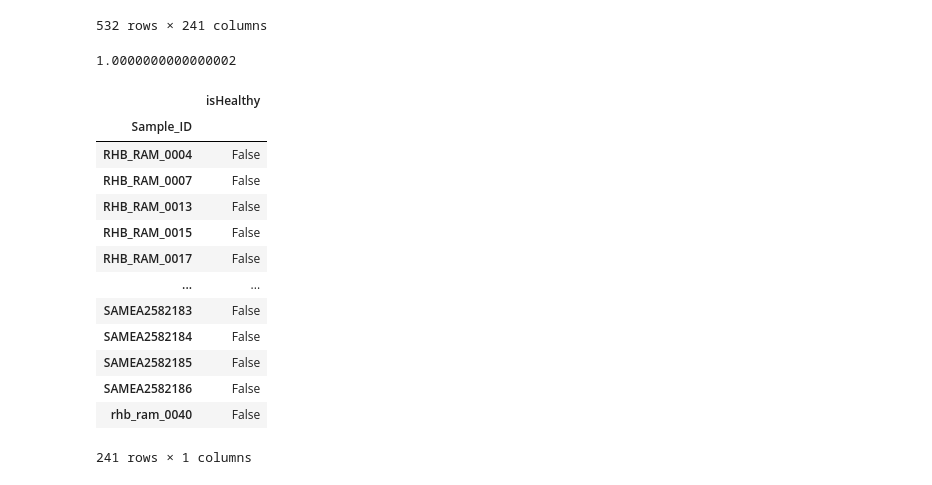
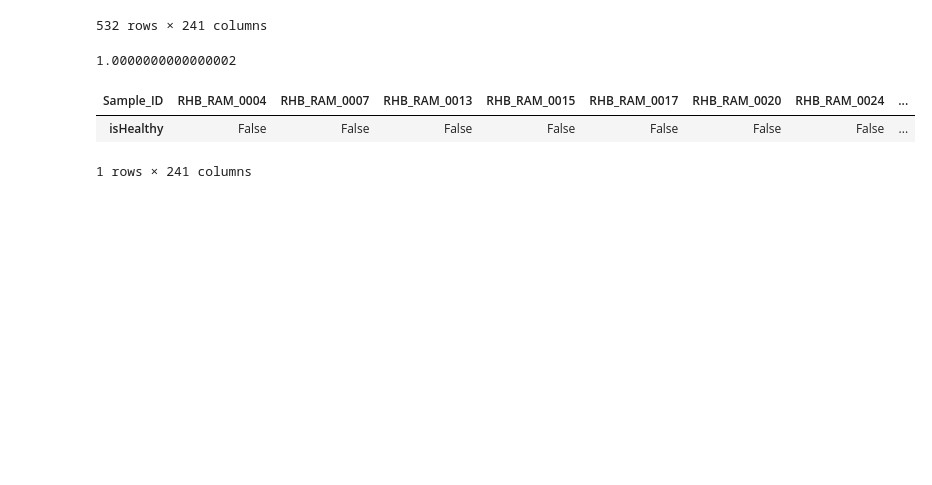
Before and after one commit to danielchang2002/GMHI2-Scratchpad, a Jupyter notebook: src/CleanData.ipynb, the cells around one changed output. Saved outputs shown, nothing was run; the diff lists cells and outputs as text; code cells hidden in the pictures; blank space fills up the shorter version.

```diff
--- a/src/CleanData.ipynb
+++ b/src/CleanData.ipynb
@@ -317,20 +326,9 @@ pathways.iloc[:, 0].sum()
 pathways.to_csv(config.VAL_DIR + "pathways241.csv")
 # %%
 isHealthy_val_limited = isHealthy_val.loc[list(pathways.columns)]
-isHealthy_val_limited
+isHealthy_val_limited.T
 # %% [output]
-|  | isHealthy |
-| Sample_ID |  |
-| RHB_RAM_0004 | False |
-| RHB_RAM_0007 | False |
-| RHB_RAM_0013 | False |
-| RHB_RAM_0015 | False |
-| RHB_RAM_0017 | False |
-| ... | ... |
-| SAMEA2582183 | False |
-| SAMEA2582184 | False |
-| SAMEA2582185 | False |
-| SAMEA2582186 | False |
-| rhb_ram_0040 | False |
+| Sample_ID | RHB_RAM_0004 | RHB_RAM_0007 | RHB_RAM_0013 | RHB_RAM_0015 | RHB_RAM_0017 | RHB_RAM_0020 | RHB_RAM_0024 | ... |
+| isHealthy | False | False | False | False | False | False | False | ... |
-241 rows × 1 columns
+1 rows × 241 columns
 # %%
```
Also changed, not shown: parts of 10 cells of this notebook, 12 other files.
